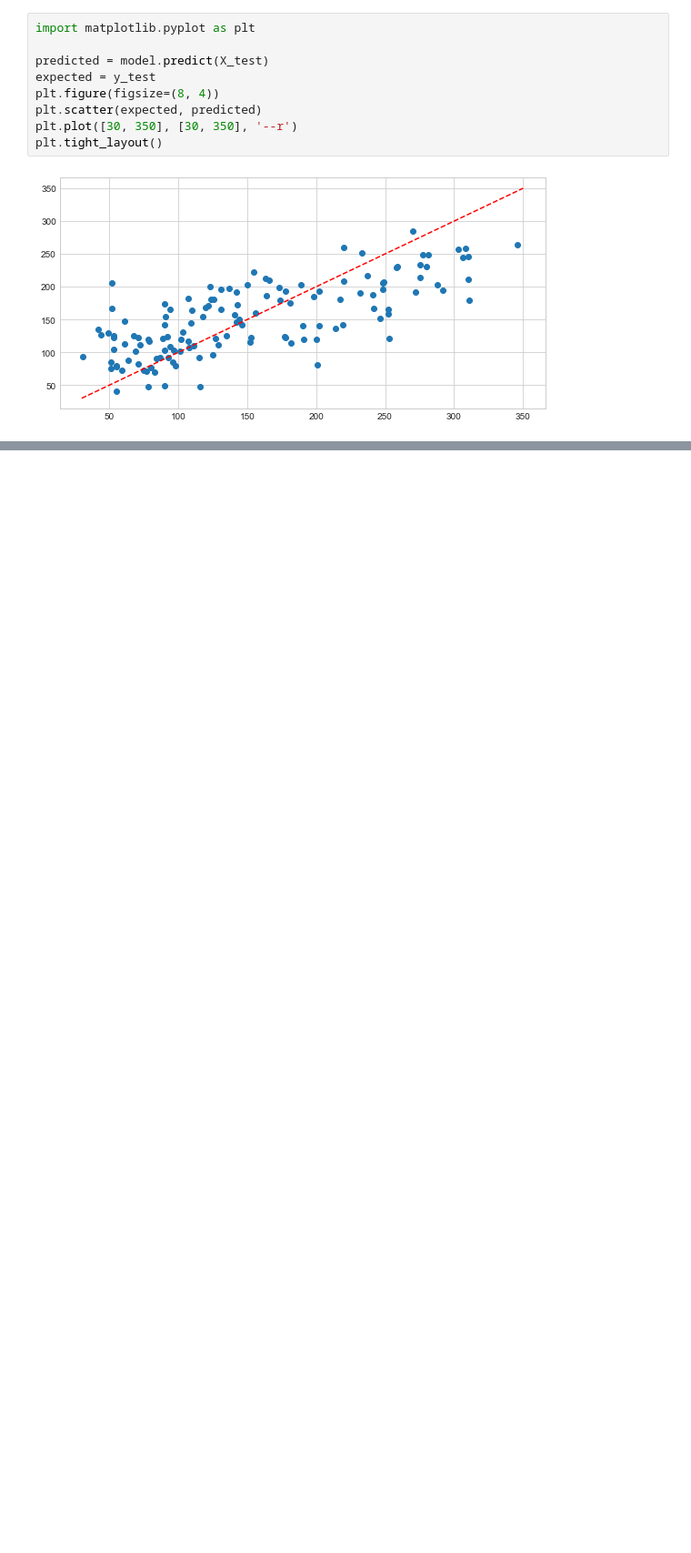
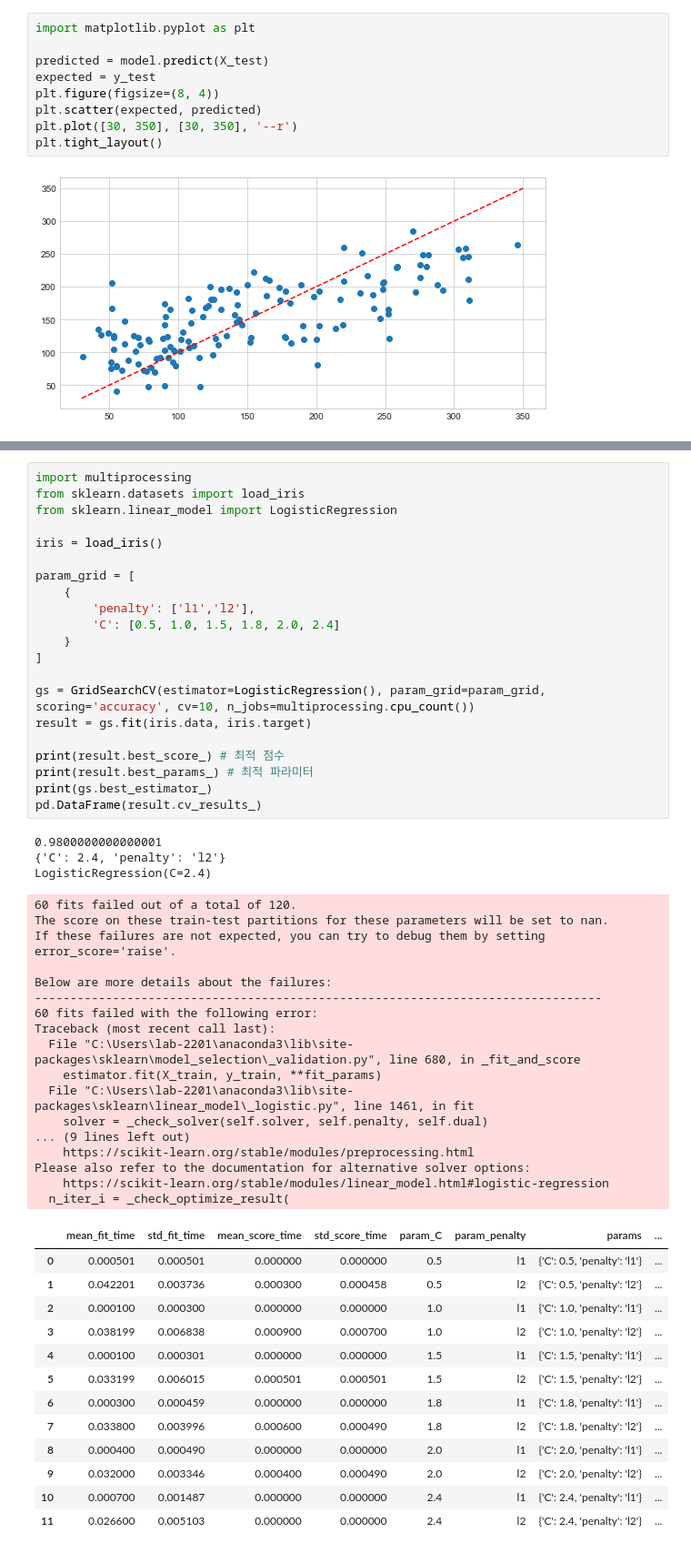
Before and after one commit to jc3wrld999/ML-100Days, a Jupyter notebook: scikit-learn.ipynb, the cells around one changed output, grey strips where cells are left out. Shown at 91% size. Drawn from its saved outputs; the diff is of its cells as text; blank space fills up the shorter version.

```diff
--- a/scikit-learn.ipynb
+++ b/scikit-learn.ipynb
@@ -243,0 +312,55 @@ NameError: name 'y_test' is not defined
+# %%
+import multiprocessing
+from sklearn.datasets import load_iris
+from sklearn.linear_model import LogisticRegression
+
+iris = load_iris()
+
+param_grid = [
+    {
+        'penalty': ['l1','l2'],
+        'C': [0.5, 1.0, 1.5, 1.8, 2.0, 2.4]
+    }
+]
+
+gs = GridSearchCV(estimator=LogisticRegression(), param_grid=param_grid, scoring='accuracy', cv=10, n_jobs=multiprocessing.cpu_count())
+result = gs.fit(iris.data, iris.target)
+
+print(result.best_score_) # 최적 점수
+print(result.best_params_) # 최적 파라미터
+print(gs.best_estimator_)
+pd.DataFrame(result.cv_results_)
+# %% [output]
+0.9800000000000001
+{'C': 2.4, 'penalty': 'l2'}
+LogisticRegression(C=2.4)
+60 fits failed out of a total of 120.
+The score on these train-test partitions for these parameters will be set to nan.
+If these failures are not expected, you can try to debug them by setting error_score='raise'.
+
+Below are more details about the failures:
+--------------------------------------------------------------------------------
+60 fits failed with the following error:
+Traceback (most recent call last):
+  File "C:\Users\lab-2201\anaconda3\lib\site-packages\sklearn\model_selection\_validation.py", line 680, in _fit_and_score
+    estimator.fit(X_train, y_train, **fit_params)
+  File "C:\Users\lab-2201\anaconda3\lib\site-packages\sklearn\linear_model\_logistic.py", line 1461, in fit
+    solver = _check_solver(self.solver, self.penalty, self.dual)
+... (9 lines left out)
+    https://scikit-learn.org/stable/modules/preprocessing.html
+Please also refer to the documentation for alternative solver options:
+    https://scikit-learn.org/stable/modules/linear_model.html#logistic-regression
+  n_iter_i = _check_optimize_result(
+|  | mean_fit_time | std_fit_time | mean_score_time | std_score_time | param_C | param_penalty | params | ... |
+| 0 | 0.000501 | 0.000501 | 0.000000 | 0.000000 | 0.5 | l1 | {'C': 0.5, 'penalty': 'l1'} | ... |
+| 1 | 0.042201 | 0.003736 | 0.000300 | 0.000458 | 0.5 | l2 | {'C': 0.5, 'penalty': 'l2'} | ... |
+| 2 | 0.000100 | 0.000300 | 0.000000 | 0.000000 | 1.0 | l1 | {'C': 1.0, 'penalty': 'l1'} | ... |
+| 3 | 0.038199 | 0.006838 | 0.000900 | 0.000700 | 1.0 | l2 | {'C': 1.0, 'penalty': 'l2'} | ... |
+| 4 | 0.000100 | 0.000301 | 0.000000 | 0.000000 | 1.5 | l1 | {'C': 1.5, 'penalty': 'l1'} | ... |
+| 5 | 0.033199 | 0.006015 | 0.000501 | 0.000501 | 1.5 | l2 | {'C': 1.5, 'penalty': 'l2'} | ... |
+| 6 | 0.000300 | 0.000459 | 0.000000 | 0.000000 | 1.8 | l1 | {'C': 1.8, 'penalty': 'l1'} | ... |
+| 7 | 0.033800 | 0.003996 | 0.000600 | 0.000490 | 1.8 | l2 | {'C': 1.8, 'penalty': 'l2'} | ... |
+| 8 | 0.000400 | 0.000490 | 0.000000 | 0.000000 | 2.0 | l1 | {'C': 2.0, 'penalty': 'l1'} | ... |
+| 9 | 0.032000 | 0.003346 | 0.000400 | 0.000490 | 2.0 | l2 | {'C': 2.0, 'penalty': 'l2'} | ... |
+| 10 | 0.000700 | 0.001487 | 0.000000 | 0.000000 | 2.4 | l1 | {'C': 2.4, 'penalty': 'l1'} | ... |
+| 11 | 0.026600 | 0.005103 | 0.000000 | 0.000000 | 2.4 | l2 | {'C': 2.4, 'penalty': 'l2'} | ... |
```
Also changed, not shown: parts of 22 cells of this notebook, 5 other files.
